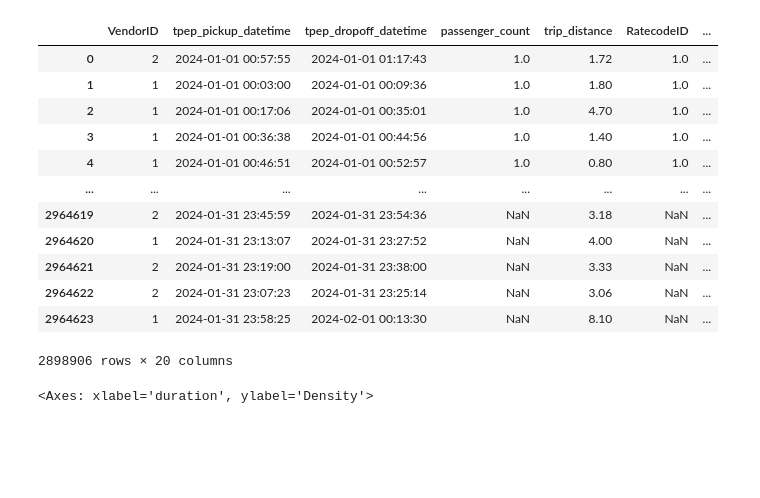
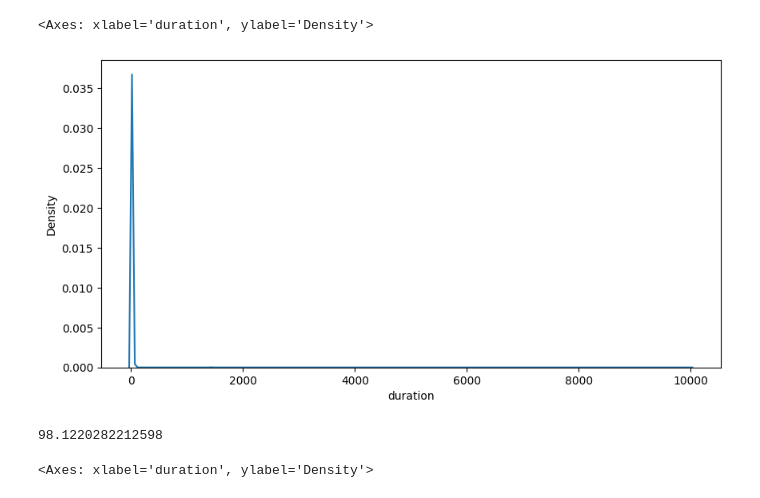
Before and after one commit to KiranMahendrakar93/MLOps_zoomcamp, a Jupyter notebook: 01-Intro/homework_1.ipynb, the cells around one changed output. Saved outputs shown, nothing was run; the diff lists cells and outputs as text; code cells hidden in the pictures; blank space fills up the shorter version.

```diff
--- a/01-Intro/homework_1.ipynb
+++ b/01-Intro/homework_1.ipynb
@@ -67,5 +61,5 @@ memory usage: 395.8+ MB
 # %%
-df["duration"] = df.tpep_dropoff_datetime - df.tpep_pickup_datetime
-df['duration'] = df.duration.apply(lambda x: x.total_seconds()/60)
-df.head()
+jan_df["duration"] = jan_df.tpep_dropoff_datetime - jan_df.tpep_pickup_datetime
+jan_df['duration'] = jan_df.duration.apply(lambda x: x.total_seconds()/60)
+jan_df.duration.std()
 # %% [output]
@@ -78,19 +78,13 @@ df.head()
+# %%
+plt.figure(figsize=(10,5))
+sns.kdeplot(jan_df.duration)
+# %% [output]
+<Axes: xlabel='duration', ylabel='Density'>
+[figure, added]
 # %%
-df = df[(df.duration >= 1) & (df.duration <= 60)]
-df
+jan_df_wo_outliers = jan_df[(jan_df.duration >= 1) & (jan_df.duration <= 60)]
+len(jan_df_wo_outliers) / len(jan_df) * 100
 # %% [output]
-|  | VendorID | tpep_pickup_datetime | tpep_dropoff_datetime | passenger_count | trip_distance | RatecodeID | ... |
-| 0 | 2 | 2024-01-01 00:57:55 | 2024-01-01 01:17:43 | 1.0 | 1.72 | 1.0 | ... |
-| 1 | 1 | 2024-01-01 00:03:00 | 2024-01-01 00:09:36 | 1.0 | 1.80 | 1.0 | ... |
-| 2 | 1 | 2024-01-01 00:17:06 | 2024-01-01 00:35:01 | 1.0 | 4.70 | 1.0 | ... |
-| 3 | 1 | 2024-01-01 00:36:38 | 2024-01-01 00:44:56 | 1.0 | 1.40 | 1.0 | ... |
-| 4 | 1 | 2024-01-01 00:46:51 | 2024-01-01 00:52:57 | 1.0 | 0.80 | 1.0 | ... |
-| ... | ... | ... | ... | ... | ... | ... | ... |
-| 2964619 | 2 | 2024-01-31 23:45:59 | 2024-01-31 23:54:36 | NaN | 3.18 | NaN | ... |
-| 2964620 | 1 | 2024-01-31 23:13:07 | 2024-01-31 23:27:52 | NaN | 4.00 | NaN | ... |
-| 2964621 | 2 | 2024-01-31 23:19:00 | 2024-01-31 23:38:00 | NaN | 3.33 | NaN | ... |
-| 2964622 | 2 | 2024-01-31 23:07:23 | 2024-01-31 23:25:14 | NaN | 3.06 | NaN | ... |
-| 2964623 | 1 | 2024-01-31 23:58:25 | 2024-02-01 00:13:30 | NaN | 8.10 | NaN | ... |
-2898906 rows × 20 columns
+98.1220282212598
 # %%
 plt.figure(figsize=(10, 6))
```
Also changed, not shown: parts of 28 cells of this notebook.
